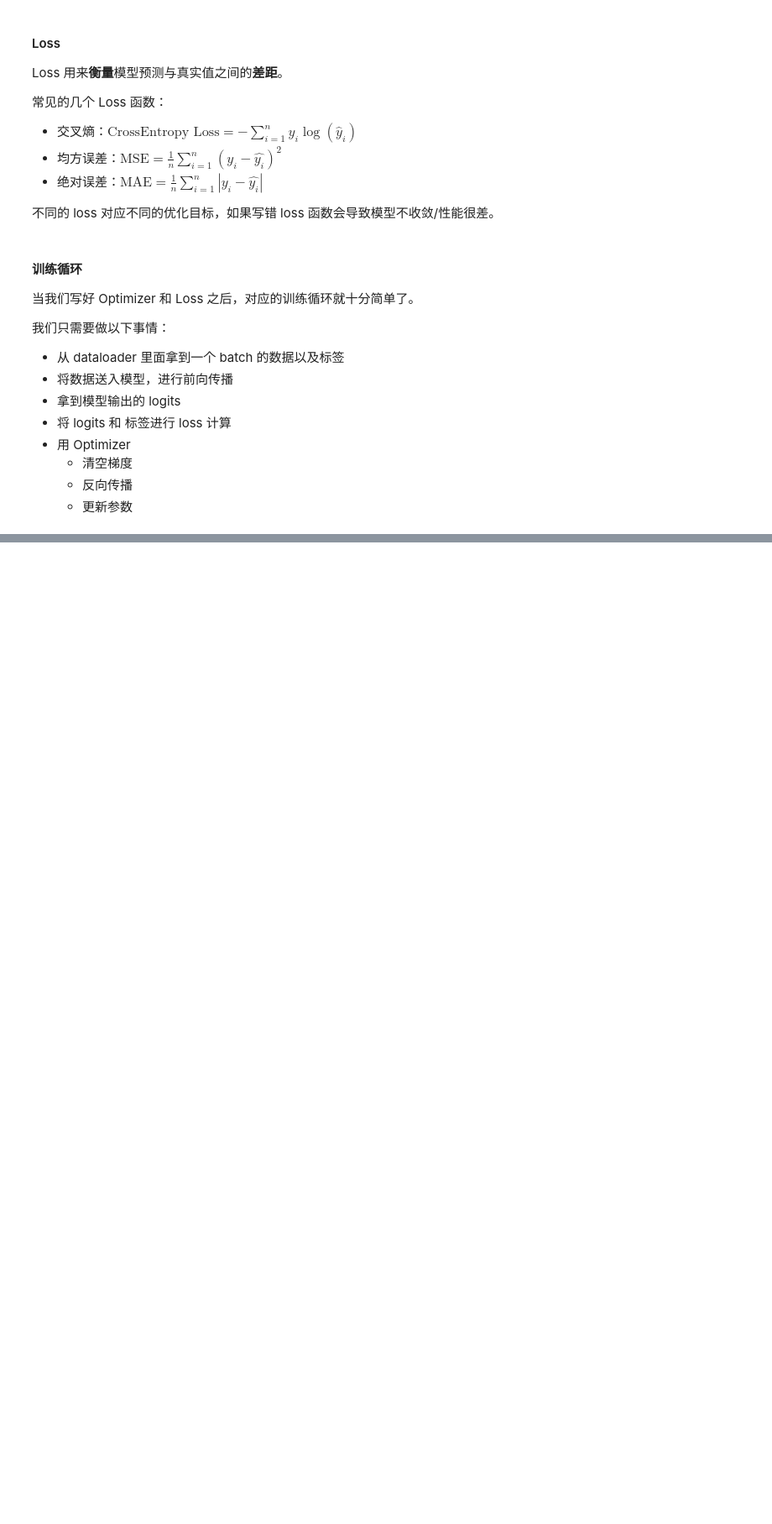
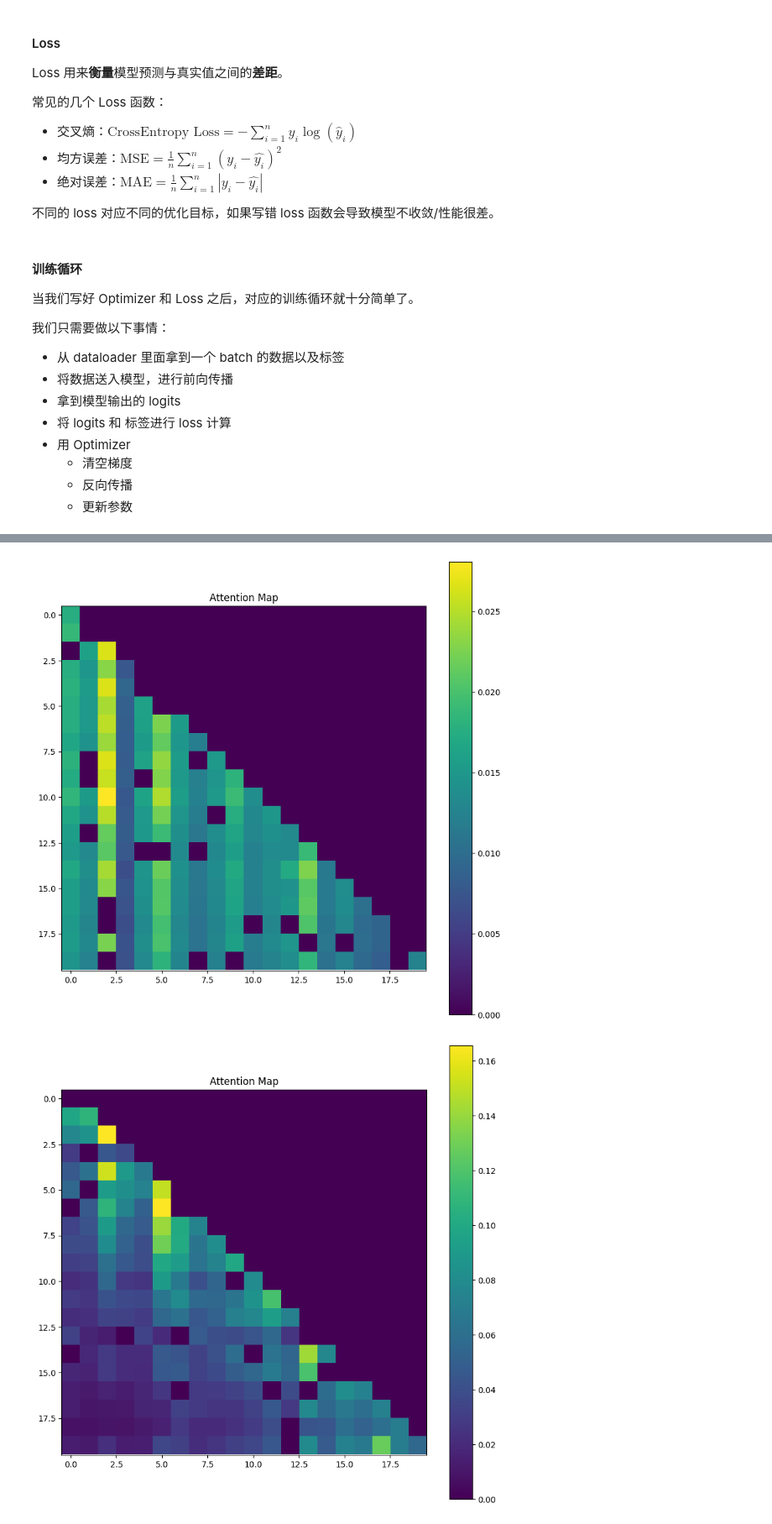
Before and after one commit to poetrilin/ai_2024_USTC, a Jupyter notebook: part_2/moe.ipynb, the cells around one changed output, grey strips where cells are left out. Shown at 84% size. Cells and saved outputs as stored; diff of their text form; code cells hidden in the pictures; blank space fills up the shorter version.

```diff
--- a/part_2/moe.ipynb
+++ b/part_2/moe.ipynb
@@ -587,0 +692,35 @@ NameError: name 'SparseMoETransformer' is not defined
+# %%
+#plot attention
+def plot_attention_map(attention_map, save_path: str = None):
+    """
+    Plot the attention map
+    Args:
+        attention_map: 2D numpy array
+        save_path: str, path to save the plot
+    """
+    plt.figure(figsize=(10,10))
+    plt.imshow(attention_map, cmap='viridis')
+    plt.colorbar()
+    plt.title('Attention Map')
+
+    if save_path is not None:
+        plt.savefig(save_path)
+    else:
+        plt.show()
+
+
+
+if os.path.exists('./output/attn_list.pth'):
+    attn_list = torch.load('./output/attn_list.pth')
+    # torch to numpy
+    attn_list = [attn.cpu().detach().numpy() for attn in attn_list]
+    # 取最后 20x20个 grid
+    attn_list = [attn[-20:, -20:] for attn in attn_list]
+    for i, attn in tqdm(enumerate(attn_list)):
+        plot_attention_map(attn, f'./output/img/attention_map_{i}.png')
+
+else:
+    raise FileNotFoundError('No attention list found')
+# %% [output]
+[figure, added]
+[figure, added]
```
Also changed, not shown: parts of 17 cells of this notebook, 8 other files.
